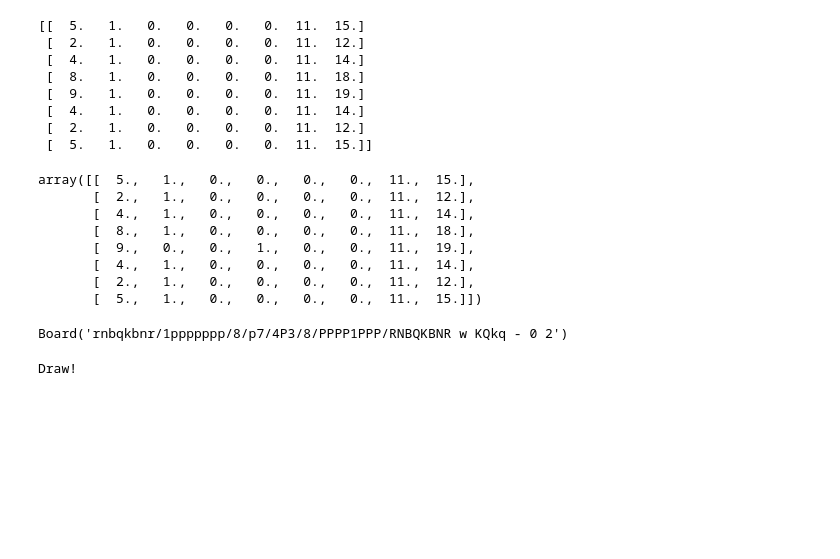
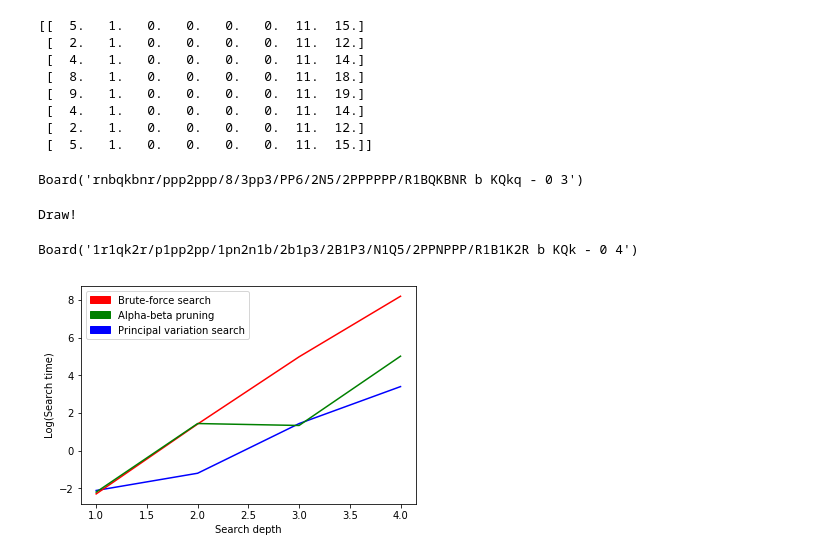
Before and after one commit to dil-delada/algo_project, a Jupyter notebook: chess_ai.ipynb, the cells around one changed output. Saved outputs shown, nothing was run; the diff lists cells and outputs as text; code cells hidden in the pictures; blank space fills up the shorter version.

Commit message:
Update PVS algorithm and board evaluation

```diff
--- a/chess_ai.ipynb
+++ b/chess_ai.ipynb
@@ -341,17 +352,9 @@ def to_matrix_board(b):
                     counter += 1
     return matrix
 
-to_matrix_board(board)
+# to_matrix_board(board)
-# %% [output]
-array([[  5.,   1.,   0.,   0.,   0.,   0.,  11.,  15.],
-       [  2.,   1.,   0.,   0.,   0.,   0.,  11.,  12.],
-       [  4.,   1.,   0.,   0.,   0.,   0.,  11.,  14.],
-       [  8.,   1.,   0.,   0.,   0.,   0.,  11.,  18.],
-       [  9.,   0.,   0.,   1.,   0.,   0.,  11.,  19.],
-       [  4.,   1.,   0.,   0.,   0.,   0.,  11.,  14.],
-       [  2.,   1.,   0.,   0.,   0.,   0.,  11.,  12.],
-       [  5.,   1.,   0.,   0.,   0.,   0.,  11.,  15.]])
 # %%
+# PLAY GAME
 board = chess.Board()
 matrix_board = initialize_board()
 player = np.random.randint(2)
@@ -390,8 +393,9 @@ while move != "q":
     if board.is_game_over():
         break
     current_player = 1 - player
-    opponent_move = find_best_move(matrix_board.copy(), current_player, board)
+    #start_time = time.time()
     try:
+        opponent_move = find_best_move(matrix_board.copy(), current_player, board, depth=3)
         # print(opponent_move)
         board.push_san(opponent_move)
         matrix_board = to_matrix_board(board)
@@ -399,8 +403,10 @@ while move != "q":
     except Exception:
         print("Fatal error")
         break
+    #print(time.time() - start_time)
     if board.is_game_over():
         break
+    current_player = 1 - current_player
     clear_output()
 
 if board.is_checkmate():
@@ -411,5 +417,5 @@ if board.is_checkmate():
 else:
     print("Draw!")
 # %% [output]
-Board('rnbqkbnr/1ppppppp/8/p7/4P3/8/PPPP1PPP/RNBQKBNR w KQkq - 0 2')
+Board('rnbqkbnr/ppp2ppp/8/3pp3/PP6/2N5/2PPPPPP/R1BQKBNR b KQkq - 0 3')
 Draw!
@@ -415,0 +457,5 @@ Draw!
+# %%
+mitt_board = chess.Board("1r1qk2r/p1pp2pp/1pn2n1b/2b1p3/2B1P3/N1Q5/2PPNPPP/R1B1K2R b KQkq - 0 4")
+mitt_board
+# %% [output]
+Board('1r1qk2r/p1pp2pp/1pn2n1b/2b1p3/2B1P3/N1Q5/2PPNPPP/R1B1K2R b KQk - 0 4')
@@ -415,0 +523,20 @@ Draw!
+# %%
+import matplotlib.pyplot as plt
+import matplotlib.patches as mpatches
+x = [1, 2, 3, 4]
+x1 = [1, 2, 3]
+y1 = [0.12, 0.3, 4.2, 30]
+y2 = [0.1, 4.1, 146, 146*25]
+y3 = [0.11, 4.21, 3.8, 151]
+plt.plot(x, np.log(y1), color='blue')
+plt.plot(x, np.log(y2), color='red')
+plt.plot(x, np.log(y3), color='green')
+red_patch = mpatches.Patch(color='red', label='Brute-force search')
+green_patch = mpatches.Patch(color='green', label='Alpha-beta pruning')
+blue_patch = mpatches.Patch(color='blue', label='Principal variation search')
+plt.legend(handles=[red_patch, green_patch, blue_patch])
+plt.xlabel("Search depth")
+plt.ylabel("Log(Search time)")
+plt.show()
+# %% [output]
+[figure, added]
```
Also changed, not shown: parts of 5 cells of this notebook, 1 other file.
